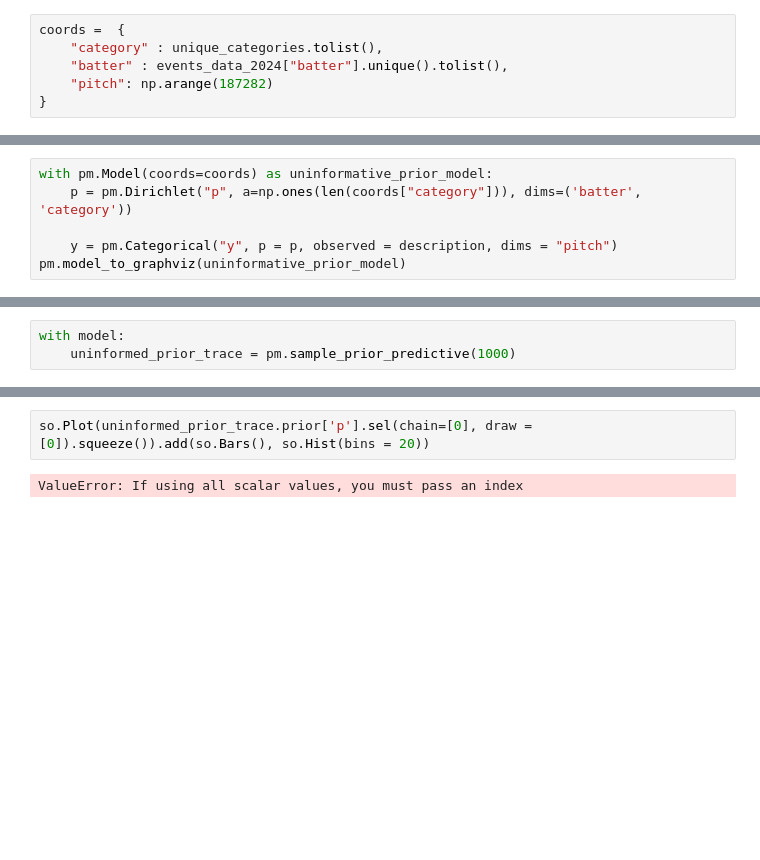
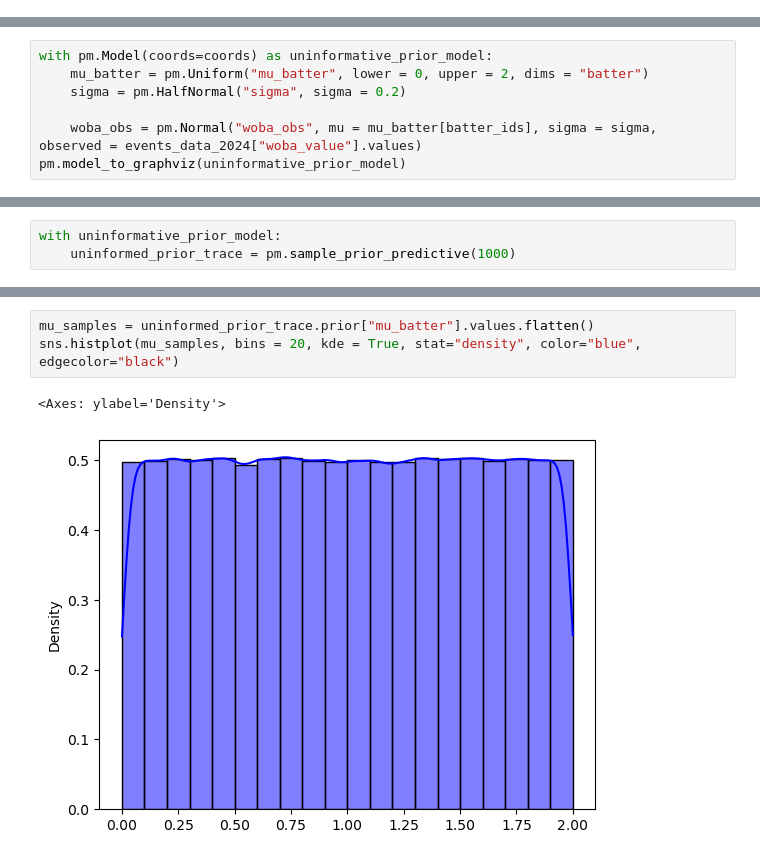
Before and after one commit to jvminkim/hitting-25, a Jupyter notebook: scripts/baseline_models.ipynb, the cells around one changed output, grey strips where cells are left out. Saved outputs shown, nothing was run; the diff lists cells and outputs as text; blank space fills up the shorter version.

Commit message:
Initial uninformative model

```diff
--- a/scripts/baseline_models.ipynb
+++ b/scripts/baseline_models.ipynb
@@ -113,6 +58,0 @@ print(description.shape)
-# %%
-coords =  {
-    "category" : unique_categories.tolist(),
-    "batter" : events_data_2024["batter"].unique().tolist(),
-    "pitch": np.arange(187282)
-}
@@ -123,6 +58,0 @@ print(coords)
-# %%
-with pm.Model(coords=coords) as uninformative_prior_model:
-    p = pm.Dirichlet("p", a=np.ones(len(coords["category"])), dims=('batter', 'category'))
-
-    y = pm.Categorical("y", p = p, observed = description, dims = "pitch")
-pm.model_to_graphviz(uninformative_prior_model)
@@ -148,0 +59,7 @@ array([1., 1., 1., 1., 1., 1., 1., 1., 1.])
+# %%
+with pm.Model(coords=coords) as uninformative_prior_model:
+    mu_batter = pm.Uniform("mu_batter", lower = 0, upper = 2, dims = "batter")
+    sigma = pm.HalfNormal("sigma", sigma = 0.2)
+
+    woba_obs = pm.Normal("woba_obs", mu = mu_batter[batter_ids], sigma = sigma, observed = events_data_2024["woba_value"].values)
+pm.model_to_graphviz(uninformative_prior_model)
@@ -149,4 +68,4 @@ array([1., 1., 1., 1., 1., 1., 1., 1., 1.])
 # %%
-with model:
+with uninformative_prior_model:
     uninformed_prior_trace = pm.sample_prior_predictive(1000)
 # %% [output]
@@ -162,4 +80,6 @@ Inference data with groups:
-# %%
-so.Plot(uninformed_prior_trace.prior['p'].sel(chain=[0], draw = [0]).squeeze()).add(so.Bars(), so.Hist(bins = 20))
-# %% [output]
-ValueError: If using all scalar values, you must pass an index
+# %%
+mu_samples = uninformed_prior_trace.prior["mu_batter"].values.flatten()
+sns.histplot(mu_samples, bins = 20, kde = True, stat="density", color="blue", edgecolor="black")
+# %% [output]
+<Axes: ylabel='Density'>
+[figure, added]
```
Also changed, not shown: parts of 24 cells of this notebook, 3 other files.
